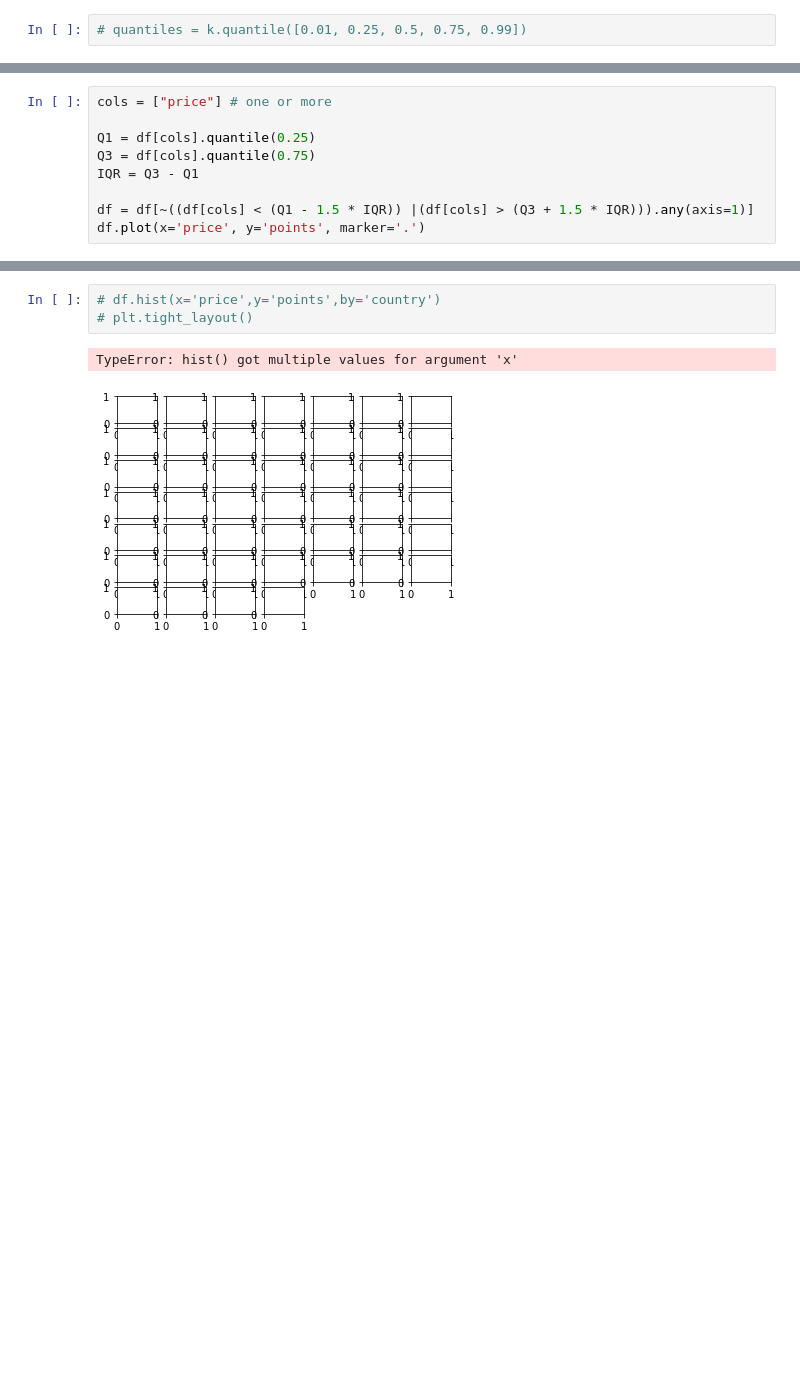
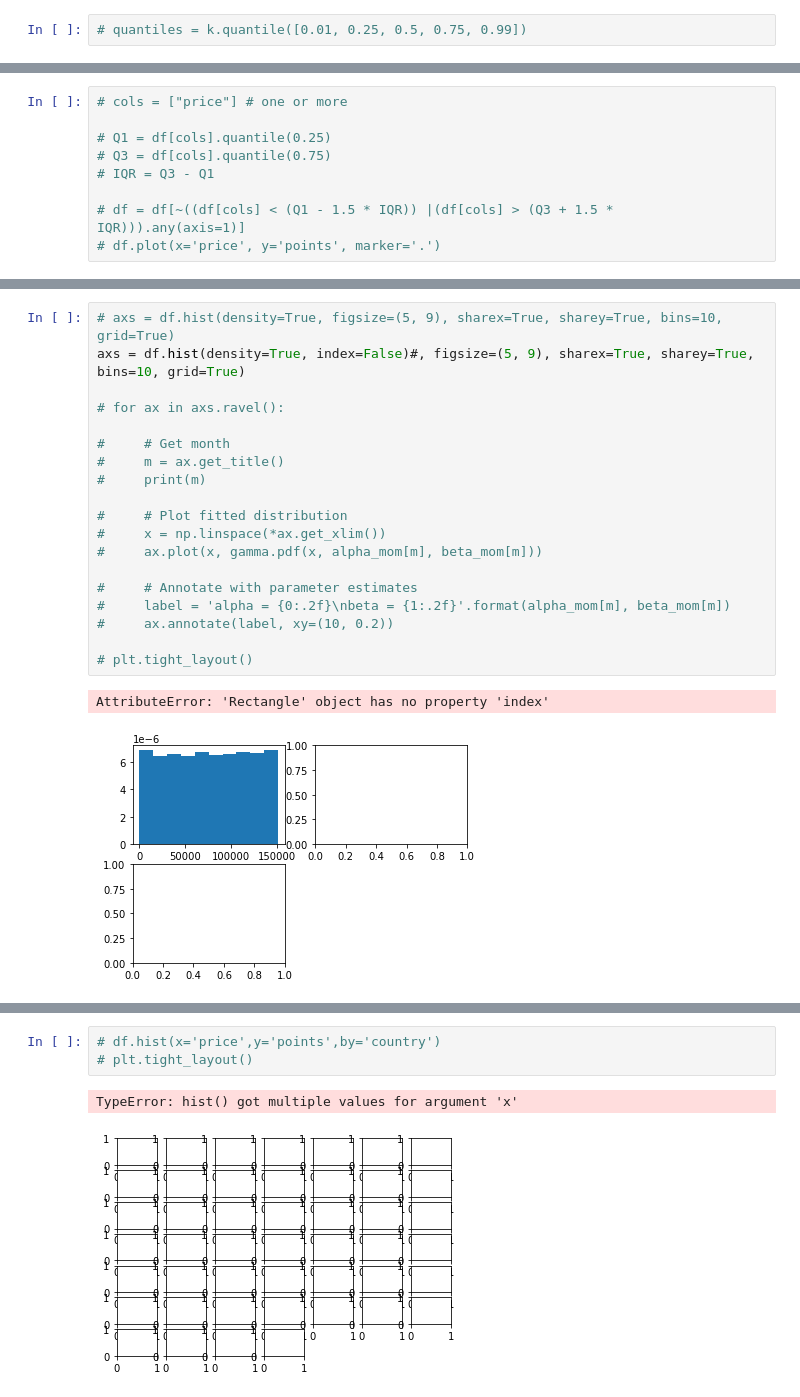
Before and after one commit to JasmnC/DS_MethodOfMovements, a Jupyter notebook: MoM.ipynb, the cells around one changed output, grey strips where cells are left out. Cells and saved outputs as stored; diff of their text form; blank space fills up the shorter version.

```diff
--- a/MoM.ipynb
+++ b/MoM.ipynb
@@ -63,9 +119,9 @@ Q99
 # %%
-cols = ["price"] # one or more
+# cols = ["price"] # one or more
 
-Q1 = df[cols].quantile(0.25)
-Q3 = df[cols].quantile(0.75)
-IQR = Q3 - Q1
+# Q1 = df[cols].quantile(0.25)
+# Q3 = df[cols].quantile(0.75)
+# IQR = Q3 - Q1
 
-df = df[~((df[cols] < (Q1 - 1.5 * IQR)) |(df[cols] > (Q3 + 1.5 * IQR))).any(axis=1)]
-df.plot(x='price', y='points', marker='.')
+# df = df[~((df[cols] < (Q1 - 1.5 * IQR)) |(df[cols] > (Q3 + 1.5 * IQR))).any(axis=1)]
+# df.plot(x='price', y='points', marker='.')
@@ -88 +202,23 @@ variance_points
+# %%
+# axs = df.hist(density=True, figsize=(5, 9), sharex=True, sharey=True, bins=10, grid=True)
+axs = df.hist(density=True, index=False)#, figsize=(5, 9), sharex=True, sharey=True, bins=10, grid=True)
+
+# for ax in axs.ravel():
+
+#     # Get month
+#     m = ax.get_title()
+#     print(m)
+
+#     # Plot fitted distribution
+#     x = np.linspace(*ax.get_xlim())
+#     ax.plot(x, gamma.pdf(x, alpha_mom[m], beta_mom[m]))
+
+#     # Annotate with parameter estimates
+#     label = 'alpha = {0:.2f}\nbeta = {1:.2f}'.format(alpha_mom[m], beta_mom[m])
+#     ax.annotate(label, xy=(10, 0.2))
+
+# plt.tight_layout()
+# %% [output]
+AttributeError: 'Rectangle' object has no property 'index'
+[figure, added]
 # %%
```
Also changed, not shown: parts of 20 cells of this notebook.
